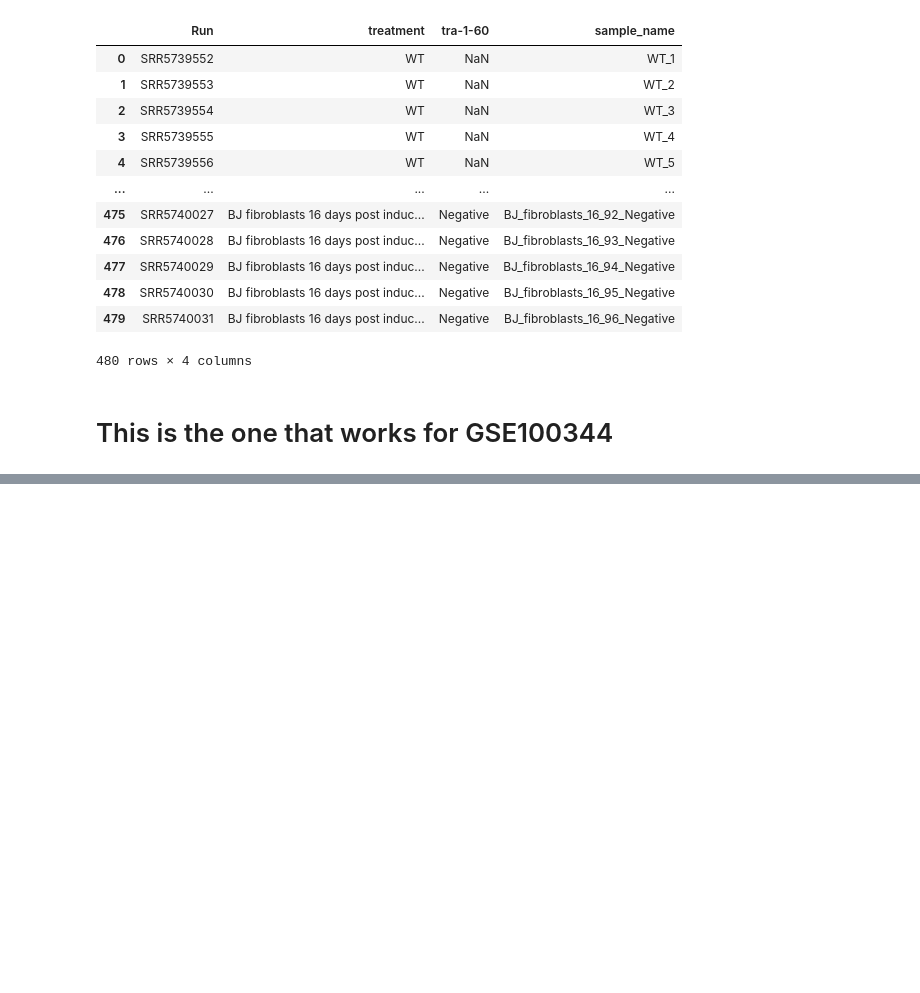
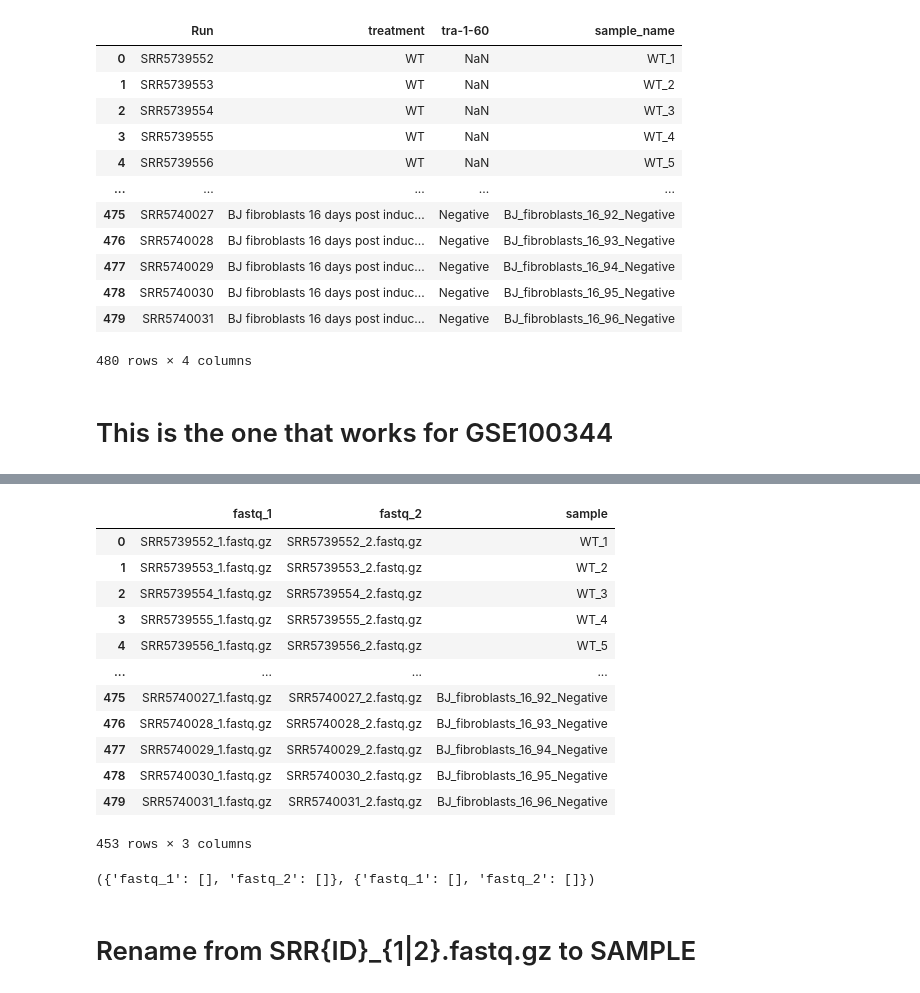
Before and after one commit to lautaro450/scrna-pipelines, a Jupyter notebook: create_samplesheet.ipynb, the cells around one changed output, grey strips where cells are left out. Cells and saved outputs as stored; diff of their text form; code cells hidden in the pictures; blank space fills up the shorter version.

```diff
--- a/create_samplesheet.ipynb
+++ b/create_samplesheet.ipynb
@@ -119,0 +184,52 @@ See the caveats in the documentation: https://pandas.pydata.org/pandas-docs/stab
+# %%
+# Reorder columns to move the 'sample' column to the end
+cols = filtered_samplesheet.columns.tolist()
+cols.append(cols.pop(cols.index('sample')))
+filtered_samplesheet = filtered_samplesheet[cols]
+
+# Save the reordered samplesheet to a new TSV file
+reordered_tsv_file_path = './reordered_samplesheet.tsv'
+filtered_samplesheet.to_csv(reordered_tsv_file_path, index=False, sep='\t')
+
+filtered_samplesheet
+# %% [output]
+|  | fastq_1 | fastq_2 | sample |
+| 0 | SRR5739552_1.fastq.gz | SRR5739552_2.fastq.gz | WT_1 |
+| 1 | SRR5739553_1.fastq.gz | SRR5739553_2.fastq.gz | WT_2 |
+| 2 | SRR5739554_1.fastq.gz | SRR5739554_2.fastq.gz | WT_3 |
+| 3 | SRR5739555_1.fastq.gz | SRR5739555_2.fastq.gz | WT_4 |
+| 4 | SRR5739556_1.fastq.gz | SRR5739556_2.fastq.gz | WT_5 |
+| ... | ... | ... | ... |
+| 475 | SRR5740027_1.fastq.gz | SRR5740027_2.fastq.gz | BJ_fibroblasts_16_92_Negative |
+| 476 | SRR5740028_1.fastq.gz | SRR5740028_2.fastq.gz | BJ_fibroblasts_16_93_Negative |
+| 477 | SRR5740029_1.fastq.gz | SRR5740029_2.fastq.gz | BJ_fibroblasts_16_94_Negative |
+| 478 | SRR5740030_1.fastq.gz | SRR5740030_2.fastq.gz | BJ_fibroblasts_16_95_Negative |
+| 479 | SRR5740031_1.fastq.gz | SRR5740031_2.fastq.gz | BJ_fibroblasts_16_96_Negative |
+453 rows × 3 columns
+# %%
+import os
+
+# Load the reordered samplesheet TSV file
+reordered_tsv_file_path = './reordered_samplesheet.tsv'
+samplesheet = pd.read_csv(reordered_tsv_file_path, sep='\t')
+
+# Check for missing files and permissions
+missing_files = {'fastq_1': [], 'fastq_2': []}
+permission_issues = {'fastq_1': [], 'fastq_2': []}
+
+for index, row in samplesheet.iterrows():
+    if not os.path.isfile(row['fastq_1']):
+        missing_files['fastq_1'].append(row['fastq_1'])
+    elif not os.access(row['fastq_1'], os.R_OK):
+        permission_issues['fastq_1'].append(row['fastq_1'])
+
+    if not os.path.isfile(row['fastq_2']):
+        missing_files['fastq_2'].append(row['fastq_2'])
+    elif not os.access(row['fastq_2'], os.R_OK):
+        permission_issues['fastq_2'].append(row['fastq_2'])
+
+missing_files, permission_issues
+# %% [output]
+({'fastq_1': [], 'fastq_2': []}, {'fastq_1': [], 'fastq_2': []})
+# %% [markdown]
+# Rename from SRR{ID}_{1|2}.fastq.gz to SAMPLE
```
Also changed, not shown: parts of 7 cells of this notebook, 1 other file.
